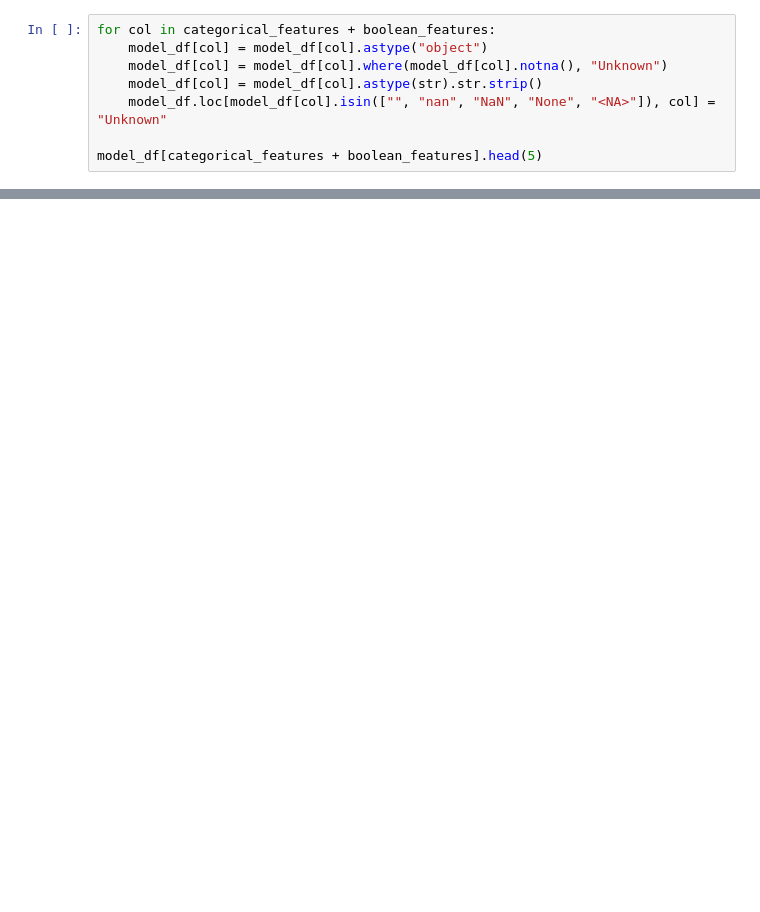
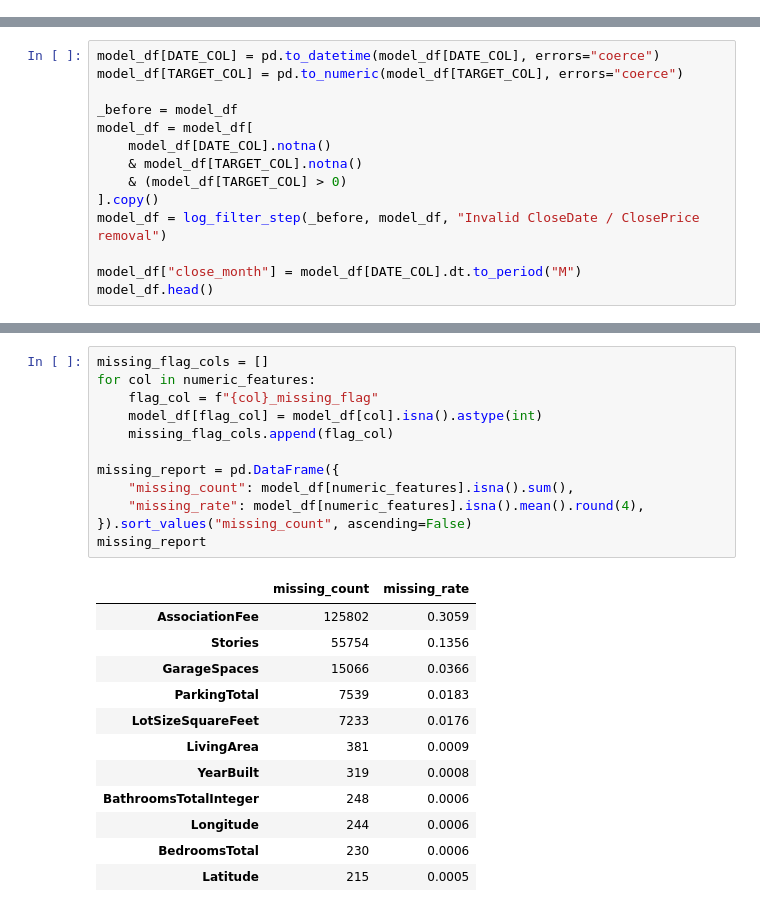
Before and after one commit to emmushka2005/ds-internship, a Jupyter notebook: data_preprocessing.ipynb, the cells around one changed output, grey strips where cells are left out. Cells and saved outputs as stored; diff of their text form; blank space fills up the shorter version.

Commit message:
Updated data_preprocessing.ipynb with a new preprocessing approach that follows best data science practices

```diff
--- a/data_preprocessing.ipynb
+++ b/data_preprocessing.ipynb
@@ -239,8 +0,0 @@ Categorical and boolean missing values are set to Unknown rather than being gues
-# %%
-for col in categorical_features + boolean_features:
-    model_df[col] = model_df[col].astype("object")
-    model_df[col] = model_df[col].where(model_df[col].notna(), "Unknown")
-    model_df[col] = model_df[col].astype(str).str.strip()
-    model_df.loc[model_df[col].isin(["", "nan", "NaN", "None", "<NA>"]), col] = "Unknown"
-
-model_df[categorical_features + boolean_features].head(5)
@@ -274,0 +230,14 @@ Cleaned shape: (398879, 41)
+# %%
+model_df[DATE_COL] = pd.to_datetime(model_df[DATE_COL], errors="coerce")
+model_df[TARGET_COL] = pd.to_numeric(model_df[TARGET_COL], errors="coerce")
+
+_before = model_df
+model_df = model_df[
+    model_df[DATE_COL].notna()
+    & model_df[TARGET_COL].notna()
+    & (model_df[TARGET_COL] > 0)
+].copy()
+model_df = log_filter_step(_before, model_df, "Invalid CloseDate / ClosePrice removal")
+
+model_df["close_month"] = model_df[DATE_COL].dt.to_period("M")
+model_df.head()
@@ -274,0 +294,25 @@ Cleaned shape: (398879, 41)
+# %%
+missing_flag_cols = []
+for col in numeric_features:
+    flag_col = f"{col}_missing_flag"
+    model_df[flag_col] = model_df[col].isna().astype(int)
+    missing_flag_cols.append(flag_col)
+
+missing_report = pd.DataFrame({
+    "missing_count": model_df[numeric_features].isna().sum(),
+    "missing_rate": model_df[numeric_features].isna().mean().round(4),
+}).sort_values("missing_count", ascending=False)
+missing_report
+# %% [output]
+|  | missing_count | missing_rate |
+| AssociationFee | 125802 | 0.3059 |
+| Stories | 55754 | 0.1356 |
+| GarageSpaces | 15066 | 0.0366 |
+| ParkingTotal | 7539 | 0.0183 |
+| LotSizeSquareFeet | 7233 | 0.0176 |
+| LivingArea | 381 | 0.0009 |
+| YearBuilt | 319 | 0.0008 |
+| BathroomsTotalInteger | 248 | 0.0006 |
+| Longitude | 244 | 0.0006 |
+| BedroomsTotal | 230 | 0.0006 |
+| Latitude | 215 | 0.0005 |
```
Also changed, not shown: parts of 41 cells of this notebook.
